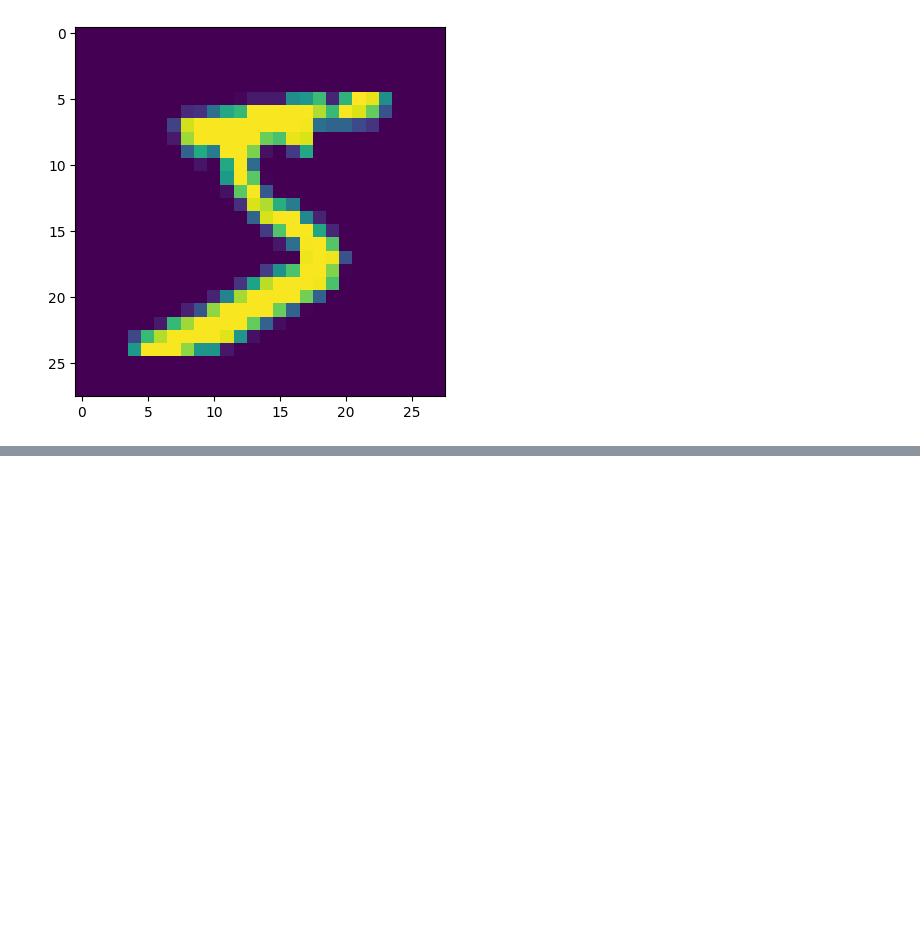
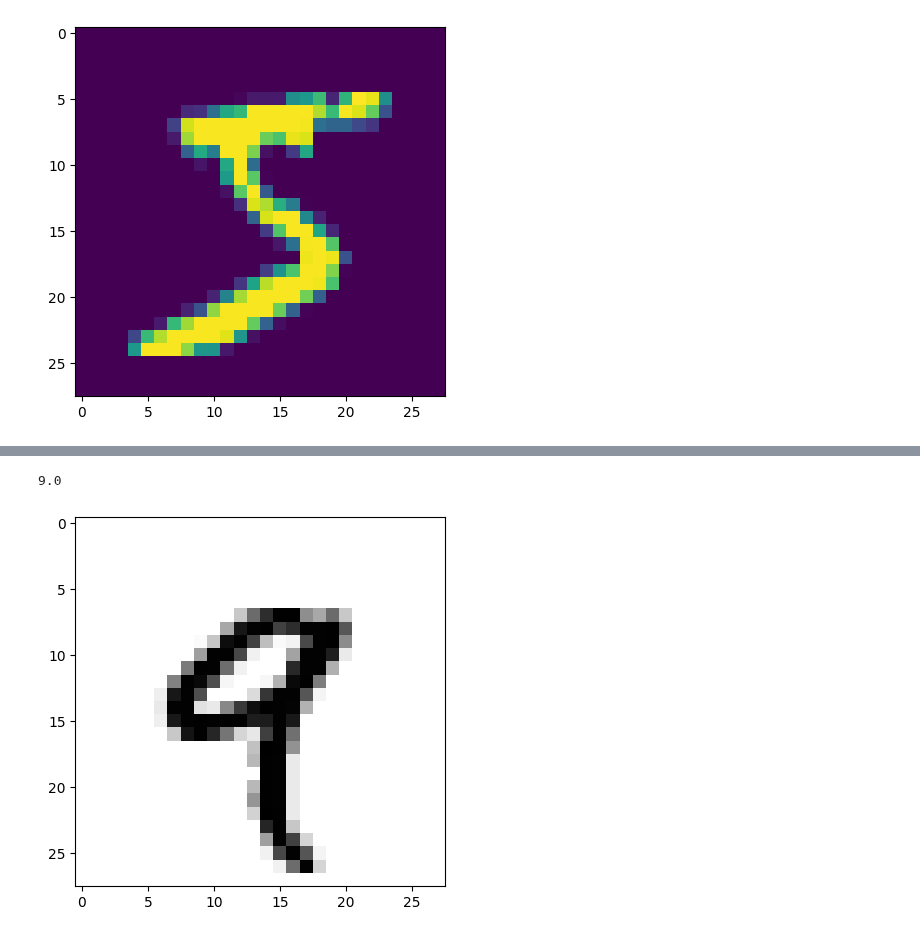
Before and after one commit to ludiemert/Classification_Regression_Models, a Jupyter notebook: 7_Classification_Regression_Models/Class_Regression_Models.ipynb, the cells around one changed output, grey strips where cells are left out. Drawn from its saved outputs; the diff is of its cells as text; code cells hidden in the pictures; blank space fills up the shorter version.

Commit message:
subst number for N alter number

```diff
--- a/7_Classification_Regression_Models/Class_Regression_Models.ipynb
+++ b/7_Classification_Regression_Models/Class_Regression_Models.ipynb
@@ -125,0 +140,11 @@ plt.show()
+# %%
+# substituir o numero (0) por n e usar outros numeros
+
+n = 4
+
+plt.imshow(x[n].reshape(28, 28), cmap="binary")
+print(y[n])
+plt.show()
+# %% [output]
+9.0
+[figure, added]
```
Also changed, not shown: parts of 2 cells of this notebook, 2 other files.
